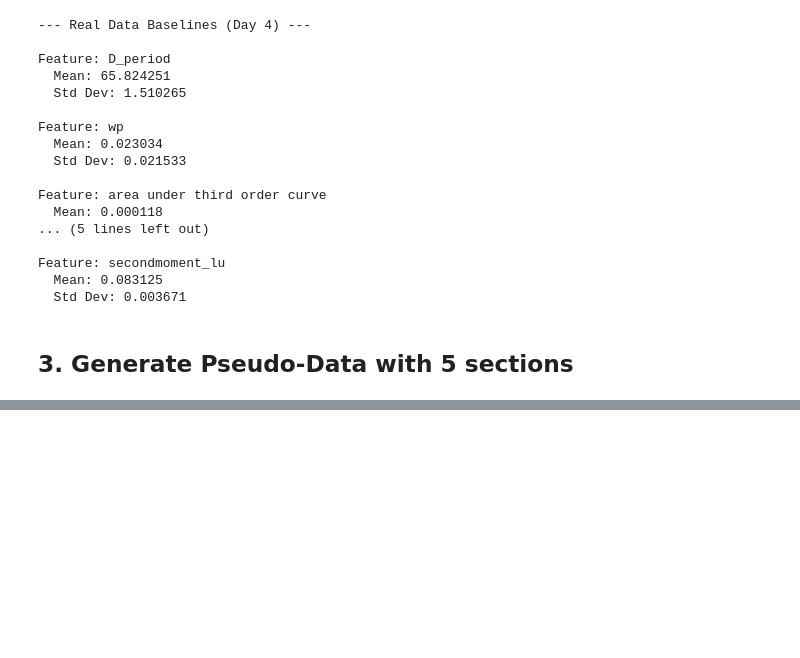
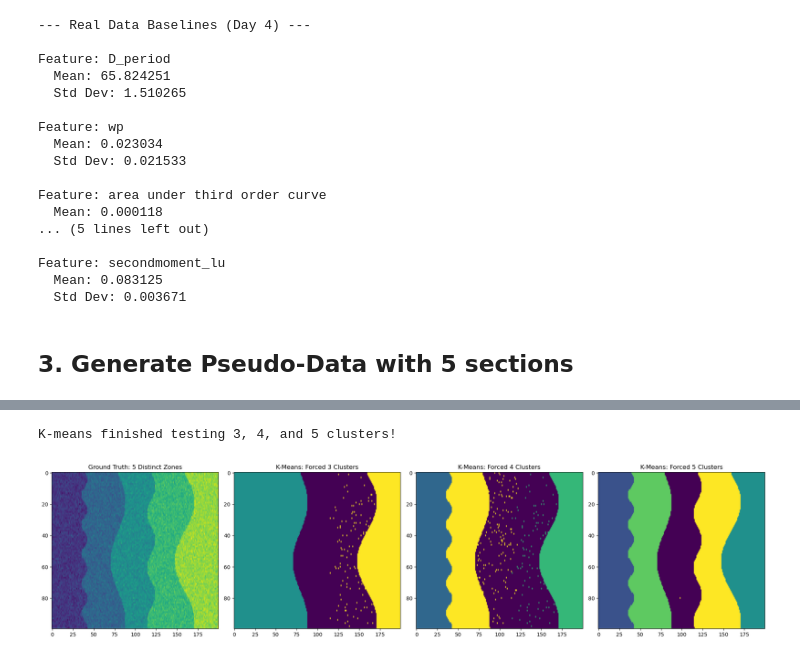
Before and after one commit to tomas2129silva/MSc-Dissertation, a Jupyter notebook: HDBSCAN_SAXS.ipynb, the cells around one changed output, grey strips where cells are left out. Saved outputs shown, nothing was run; the diff lists cells and outputs as text; code cells hidden in the pictures; blank space fills up the shorter version.

```diff
--- a/HDBSCAN_SAXS.ipynb
+++ b/HDBSCAN_SAXS.ipynb
@@ -124,0 +144,47 @@ for r in range(rows):
+# %%
+# Flatten and stack the features
+flat_dp = pseudo_dp.reshape(-1, 1)
+flat_wp = pseudo_wp.reshape(-1, 1)
+flat_area = pseudo_area.reshape(-1, 1)
+flat_pw = pseudo_pw.reshape(-1, 1)
+
+X_pseudo = np.hstack((flat_dp, flat_area, flat_wp, flat_pw))
+
+# Scale the data (each feature has its own order)
+scaler = StandardScaler()
+X_scaled = scaler.fit_transform(X_pseudo)
+
+# Run the model in a loop for 3, 4 and 5 clusters
+cluster_tests = [3, 4, 5]
+kmeans_results = {} # Stores results in a dictionary
+
+for k in cluster_tests:
+    # Build and run the model in one line for each 'k'
+    kmeans = KMeans(n_clusters=k, random_state=42, n_init='auto').fit_predict(X_scaled)
+
+    # Reshape the 1D labels back into our 100x200 image format and save it
+    kmeans_results[k] = kmeans.reshape(100, 200)
+
+print("K-means finished testing 3, 4, and 5 clusters!")
+
+# Plot the results
+
+fig, axes = plt.subplots(1, 4, figsize=(20, 5))
+
+axes[0].imshow(pseudo_dp, cmap='viridis', aspect='auto')
+axes[0].set_title("Ground Truth: 5 Distinct Zones")
+
+axes[1].imshow(kmeans_results[3], cmap='viridis', aspect='auto')
+axes[1].set_title("K-Means: Forced 3 Clusters")
+
+axes[2].imshow(kmeans_results[4], cmap='viridis', aspect='auto')
+axes[2].set_title("K-Means: Forced 4 Clusters")
+
+axes[3].imshow(kmeans_results[5], cmap='viridis', aspect='auto')
+axes[3].set_title("K-Means: Forced 5 Clusters")
+
+plt.tight_layout()
+plt.show()
+# %% [output]
+K-means finished testing 3, 4, and 5 clusters!
+[figure, added]
```
Also changed, not shown: parts of 6 cells of this notebook.
